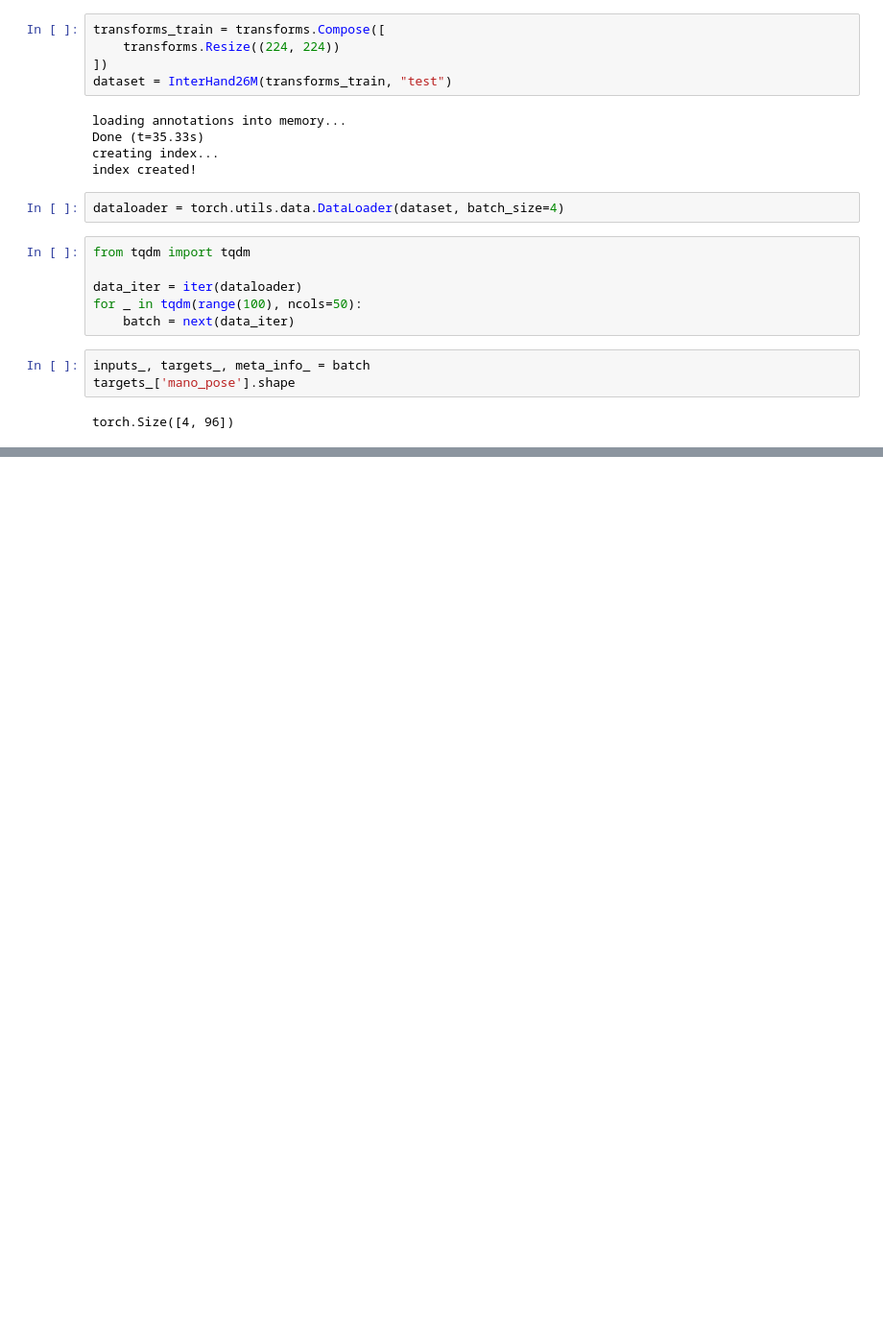
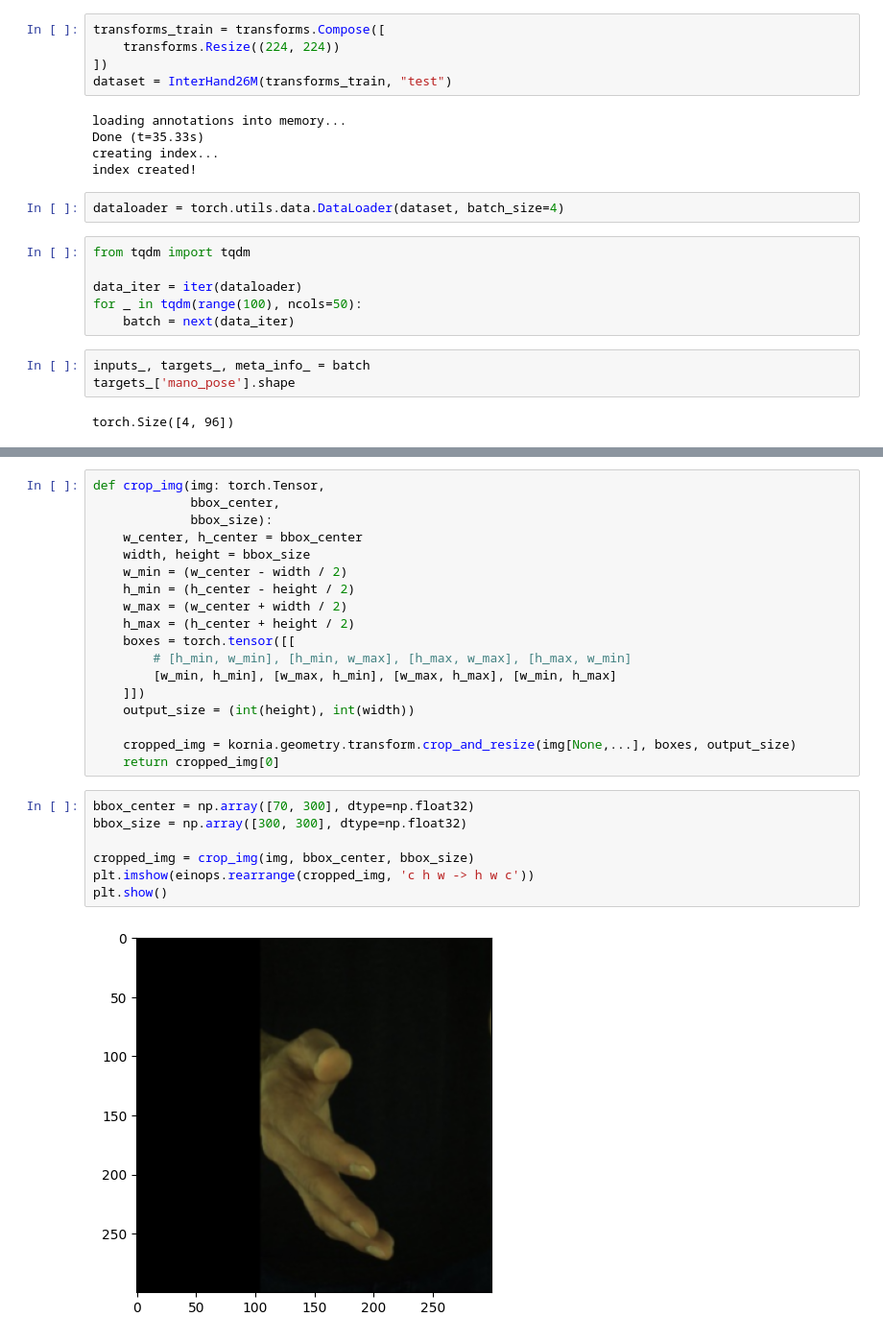
Before and after one commit to Mine268/TI-Net, a Jupyter notebook: InterHand26M.ipynb, the cells around one changed output, grey strips where cells are left out. Shown: that part at 96% size. Saved outputs shown, nothing was run; the diff lists cells and outputs as text; blank space fills up the shorter version.

```diff
--- a/InterHand26M.ipynb
+++ b/InterHand26M.ipynb
@@ -34,0 +55,27 @@ torch.Size([4, 96])
+# %%
+def crop_img(img: torch.Tensor,
+             bbox_center,
+             bbox_size):
+    w_center, h_center = bbox_center
+    width, height = bbox_size
+    w_min = (w_center - width / 2)
+    h_min = (h_center - height / 2)
+    w_max = (w_center + width / 2)
+    h_max = (h_center + height / 2)
+    boxes = torch.tensor([[
+        # [h_min, w_min], [h_min, w_max], [h_max, w_max], [h_max, w_min]
+        [w_min, h_min], [w_max, h_min], [w_max, h_max], [w_min, h_max]
+    ]])
+    output_size = (int(height), int(width))
+
+    cropped_img = kornia.geometry.transform.crop_and_resize(img[None,...], boxes, output_size)
+    return cropped_img[0]
+# %%
+bbox_center = np.array([70, 300], dtype=np.float32)
+bbox_size = np.array([300, 300], dtype=np.float32)
+
+cropped_img = crop_img(img, bbox_center, bbox_size)
+plt.imshow(einops.rearrange(cropped_img, 'c h w -> h w c'))
+plt.show()
+# %% [output]
+[figure, added]
```
Also changed, not shown: parts of 3 cells of this notebook, 5 other files.
